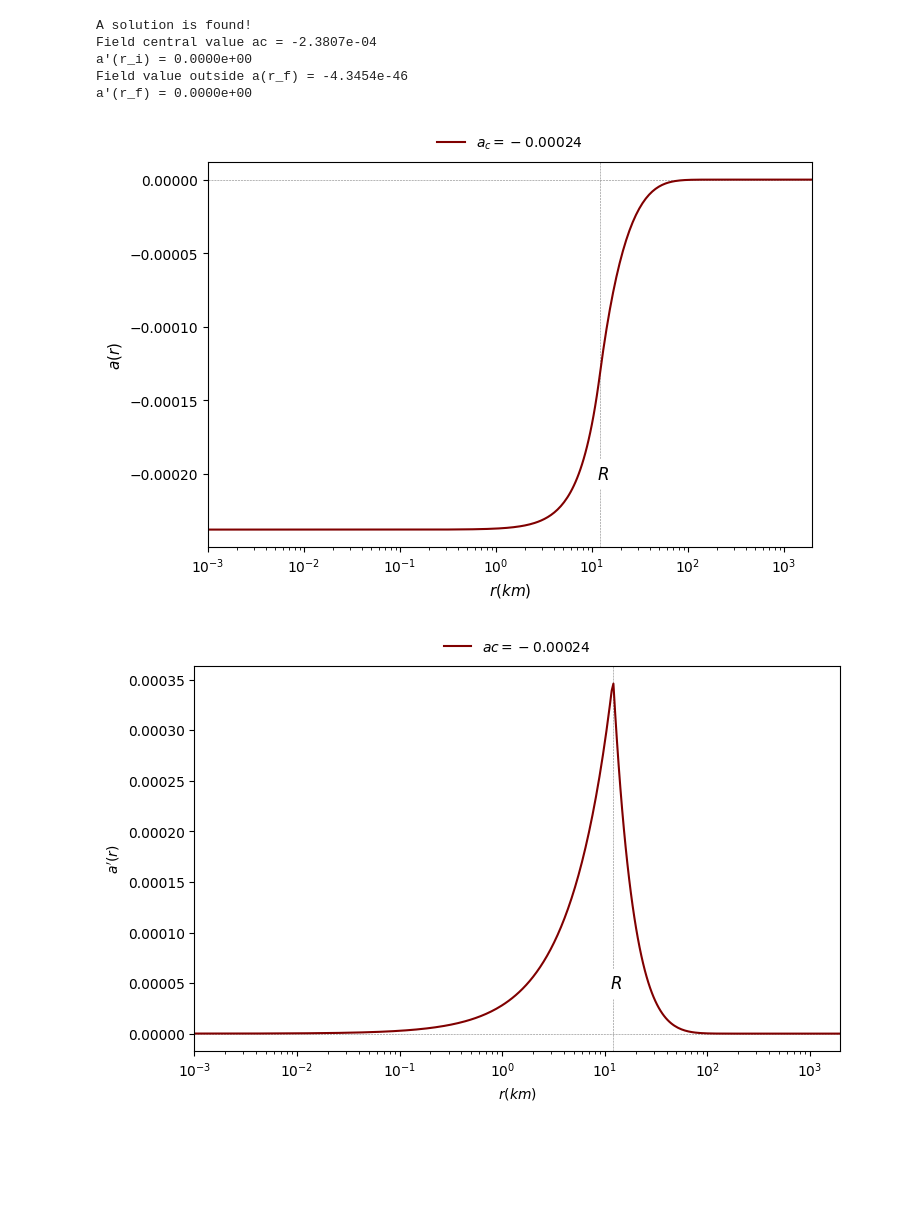
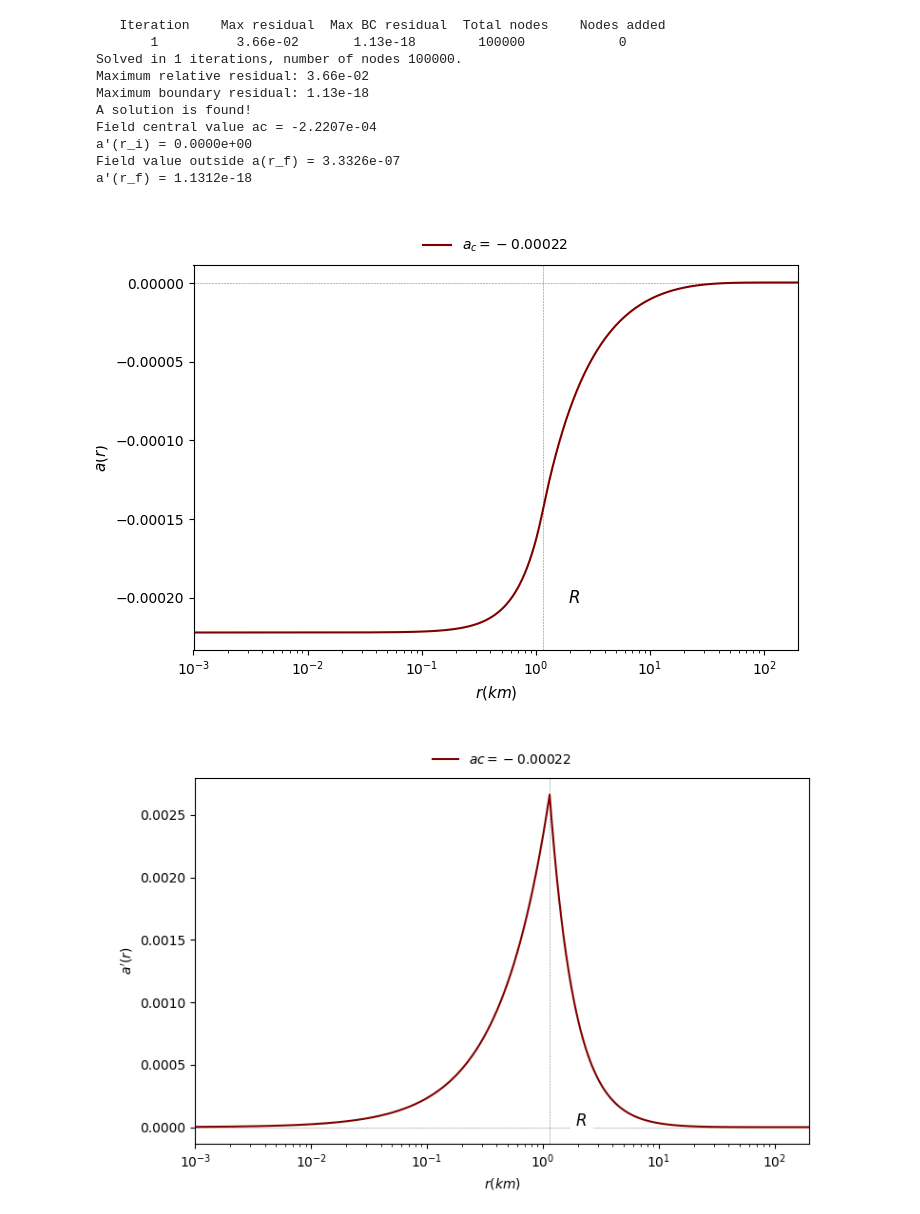
Before and after one commit to omarxz/pyTOVsolver, a Jupyter notebook: non_rel_Axion_KG.ipynb, the cells around one changed output. Drawn from its saved outputs; the diff is of its cells as text; code cells hidden in the pictures; blank space fills up the shorter version.

```diff
--- a/non_rel_Axion_KG.ipynb
+++ b/non_rel_Axion_KG.ipynb
@@ -6,13 +8,14 @@ from scipy.integrate import solve_bvp
 # %%
+plt.cla()
 GeV4togCm3 = 2.30607e17 # GeV3 -> g.cm^(-3)
 m_n = 0.939565 # in GeV
-mu = m_n * 1e25 # in GeV
+mu = m_n /(3e-24) # in GeV
 fa = 1e15 # GeV
 ma = 1e-11 * 1e-9
 Msun = 1.03972 * 10**57 # GeV
 cmtoGeV = 1.98*10**-14
-Rns = 1200000 /cmtoGeV # in GeV^-1
-rho_const = 4.125e14/GeV4togCm3 # constant density star in GeV^4
+Rns = 114400 /cmtoGeV # in GeV^-1
+rho_const = 1e15/GeV4togCm3 # constant density star in GeV^4
 radius0dim = ma*Rns
 M_star = 4/3. * np.pi * (radius0dim/ma)**3 * rho_const
 
@@ -34,4 +37,5 @@ a = np.linspace(-3*np.pi, 3*np.pi, 100)
 plt.plot(a, axion_potential(a));
 plt.xlabel(r'$a$')
 plt.ylabel(r"$V(\phi)[GeV^4]$");
+plt.show()
 # %% [output]
@@ -82,8 +86,8 @@ class StopExecution(Exception):
         pass
 
 # Initial mesh and initial guess (linear)
-ri, rf = 1e-15, 100
-n_steps = 1000
+ri, rf = 1e-15, 10
+n_steps = 100000
 r = np.logspace(np.log10(ri), np.log10(rf), n_steps)
 a_initial = np.zeros((2, r.size))  # Initialize the guess for the dependent variables
 print(f'Integration starts from {ri*cmtoGeV/ma/100000:0.2e} km to {rf*cmtoGeV/ma/100000:0.2e}')
@@ -92,10 +96,10 @@ Integration starts from 1.98e-14 km to 1.98e+03
 # %%
 # Solve the BVP for different values of ac
 solutions = []  # Initialize an empty list to store solutions
-ac_initial_guess = -1e-3
+ac_initial_guess = -0.01
 
-a_initial[0, 0] = ac_initial_guess  # Set the initial guess for a(ri) based on ac value
-sol = solve_bvp(ode_system, boundary_conditions, r, a_initial)  # Solve the BVP
+a_initial[0, :] = ac_initial_guess  # Set the initial guess for a(ri) based on ac value
+sol = solve_bvp(ode_system, boundary_conditions, r, a_initial, verbose=2, max_nodes=100030, tol=0.1)  # Solve the BVP
 if sol.success:
     solutions.append(sol)  # Store the solution if successful
     print("A solution is found!")
@@ -108,38 +112,43 @@ else:
 
 a_c = sol.y[0,0]
 a_c_prime = sol.yp[0,0]
 a_f = sol.y[0,-1]
 a_f_prime = sol.yp[0,-1]
 print(f"Field central value ac = {a_c:0.4e}")
 print(f"a'(r_i) = {a_c_prime:0.4e}")
 print(f"Field value outside a(r_f) = {a_f:0.4e}")
 print(f"a'(r_f) = {a_f_prime:0.4e}")
 
 ##############################################################################################################
 ################################################# Plotting ###################################################
 fig = plt.figure(figsize=(7.8, 5))
 plt.plot(sol.x*cmtoGeV/ma/100000, sol.y[0], label=f'$a_c = {a_c:.5f}$', color = 'maroon')  # Plot each solution
 
 plt.axhline(y=0, color='grey', linewidth=0.4, linestyle='dashed', zorder=0)
 plt.axvline(x=radius0dim*cmtoGeV/ma/100000, color='grey', linewidth=0.4, linestyle='dashed', zorder=0)
 plt.text(x=radius0dim*cmtoGeV/ma/100000+1, y=-0.0002, fontdict={'size':12}, s='$R$', ha='center', va='center',rotation='horizontal', backgroundcolor='white')
 
 plt_low_lim = 1e-3
-plt_upper_lim = 1980
+plt_upper_lim = rf*cmtoGeV/ma/100000
 plt.xlabel(r'$r(km)$', fontdict={'size':11})
 plt.xlim(plt_low_lim, plt_upper_lim)
 plt.xscale('log')
 plt.ylabel(r'$a(r)$', fontdict={'size':11})
 plt.legend(loc='center', bbox_to_anchor=(0.5,1.05), frameon=False)
 fig.savefig("field_plot.pdf")
 plt.show()
 # %% [output]
+   Iteration    Max residual  Max BC residual  Total nodes    Nodes added
+       1          3.66e-02       1.13e-18        100000            0
+Solved in 1 iterations, number of nodes 100000.
+Maximum relative residual: 3.66e-02
+Maximum boundary residual: 1.13e-18
 A solution is found!
-Field central value ac = -2.3807e-04
+Field central value ac = -2.2207e-04
 a'(r_i) = 0.0000e+00
-Field value outside a(r_f) = -4.3454e-46
-a'(r_f) = 0.0000e+00
+Field value outside a(r_f) = 3.3326e-07
+a'(r_f) = 1.1312e-18
-[figure, old version]
+[figure, new version]
 # %%
 fig = plt.figure(figsize=(5*1.66667, 5))
 plt.plot(sol.x*cmtoGeV/ma/100000, sol.y[1], label=f'$ac = {a_c:.5f}$', color = 'maroon')  # Plot each solution
@@ -156,7 +165,7 @@ plt.legend(loc='center', bbox_to_anchor=(0.5,1.05), frameon=False)
 fig.savefig("field_derivative_plot.pdf")
 plt.show()
 # %% [output]
-[figure, old version]
+[figure, new version]
 # %%
 # notebook graveyard
 
```
Also changed, not shown: parts of 3 cells of this notebook, 14 other files.
